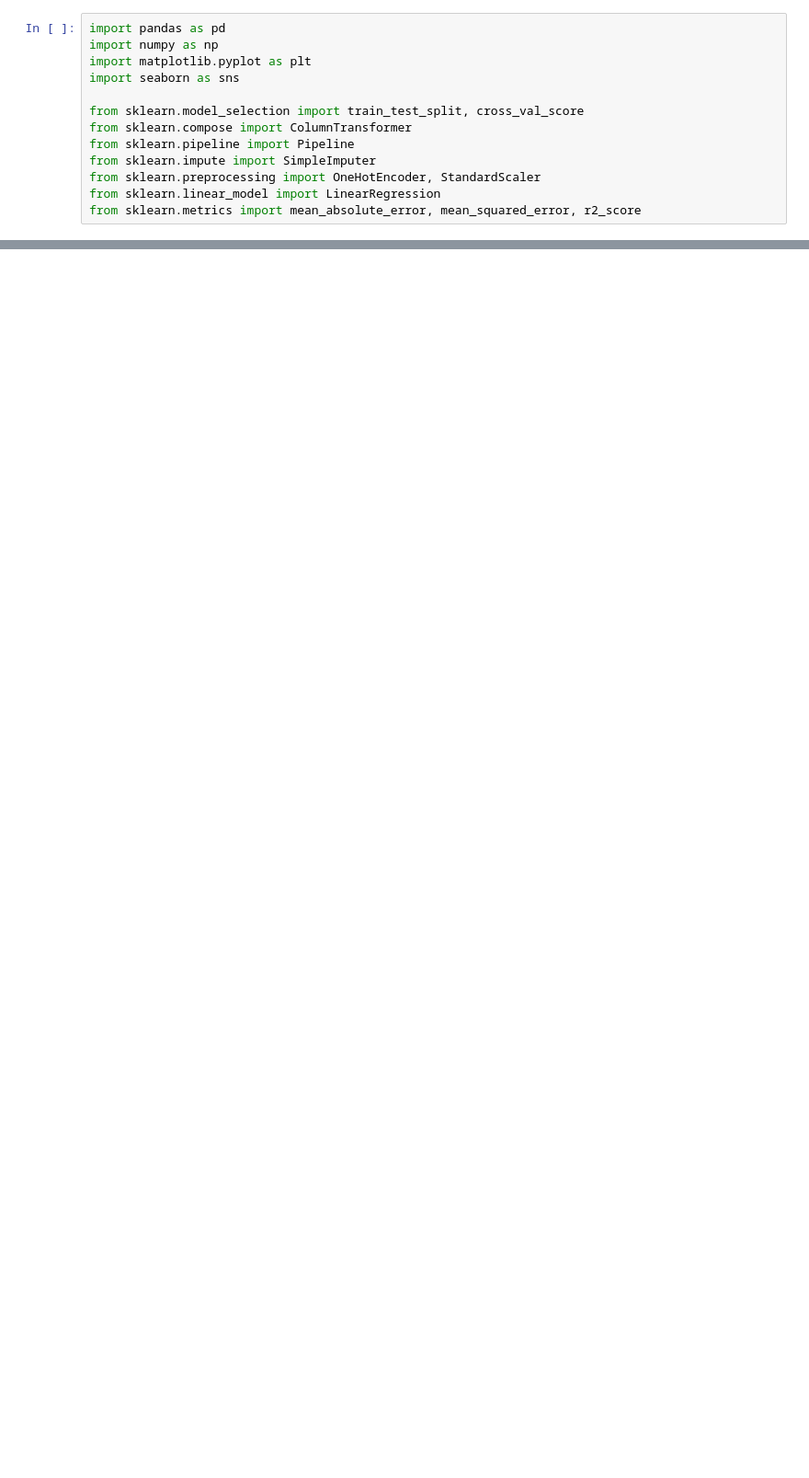
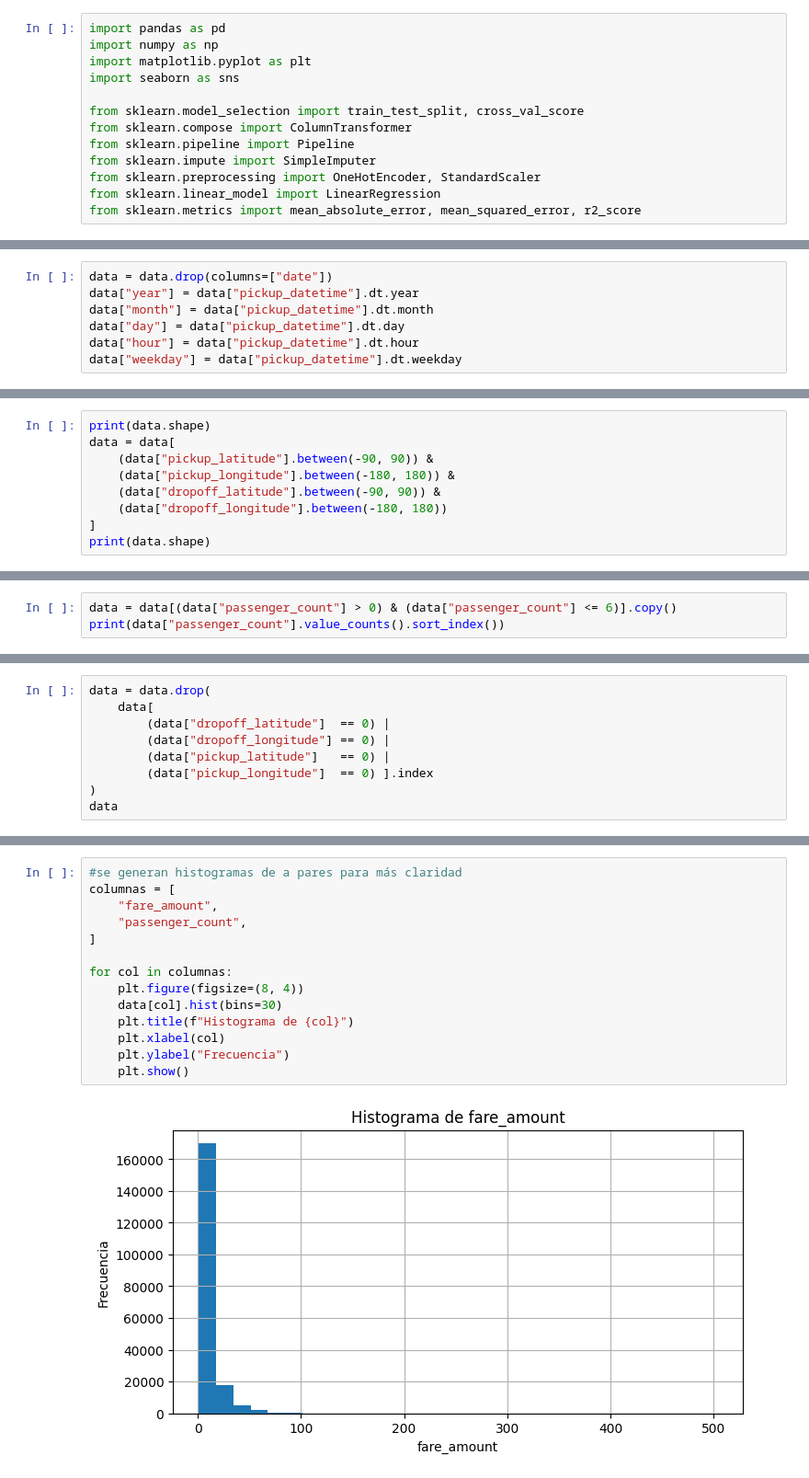
Before and after one commit to SebMun33/AA1-TUIA-2026C1-Onyskiw-Mu-oz, a Jupyter notebook: analisis_descriptivo.ipynb, the cells around one changed output, grey strips where cells are left out. Shown at 92% size. Cells and saved outputs as stored; diff of their text form; blank space fills up the shorter version.

```diff
--- a/analisis_descriptivo.ipynb
+++ b/analisis_descriptivo.ipynb
@@ -113,0 +74,7 @@ for col in columnas_numericas:
+# %%
+data = data.drop(columns=["date"])
+data["year"] = data["pickup_datetime"].dt.year
+data["month"] = data["pickup_datetime"].dt.month
+data["day"] = data["pickup_datetime"].dt.day
+data["hour"] = data["pickup_datetime"].dt.hour
+data["weekday"] = data["pickup_datetime"].dt.weekday
@@ -113,0 +130,9 @@ for col in columnas_numericas:
+# %%
+print(data.shape)
+data = data[
+    (data["pickup_latitude"].between(-90, 90)) &
+    (data["pickup_longitude"].between(-180, 180)) &
+    (data["dropoff_latitude"].between(-90, 90)) &
+    (data["dropoff_longitude"].between(-180, 180))
+]
+print(data.shape)
@@ -117,0 +180,3 @@ en pasenger_count se puede ver que hay un viaje con más de doscientos pasajeros
+# %%
+data = data[(data["passenger_count"] > 0) & (data["passenger_count"] <= 6)].copy()
+print(data["passenger_count"].value_counts().sort_index())
@@ -117,0 +231,9 @@ en pasenger_count se puede ver que hay un viaje con más de doscientos pasajeros
+# %%
+data = data.drop(
+    data[
+        (data["dropoff_latitude"]  == 0) |
+        (data["dropoff_longitude"] == 0) |
+        (data["pickup_latitude"]   == 0) |
+        (data["pickup_longitude"]  == 0) ].index
+)
+data
@@ -117,0 +256,16 @@ en pasenger_count se puede ver que hay un viaje con más de doscientos pasajeros
+# %%
+#se generan histogramas de a pares para más claridad
+columnas = [
+    "fare_amount",
+    "passenger_count",
+]
+
+for col in columnas:
+    plt.figure(figsize=(8, 4))
+    data[col].hist(bins=30)
+    plt.title(f"Histograma de {col}")
+    plt.xlabel(col)
+    plt.ylabel("Frecuencia")
+    plt.show()
+# %% [output]
+[figure, added]
```
Also changed, not shown: parts of 47 cells of this notebook.
